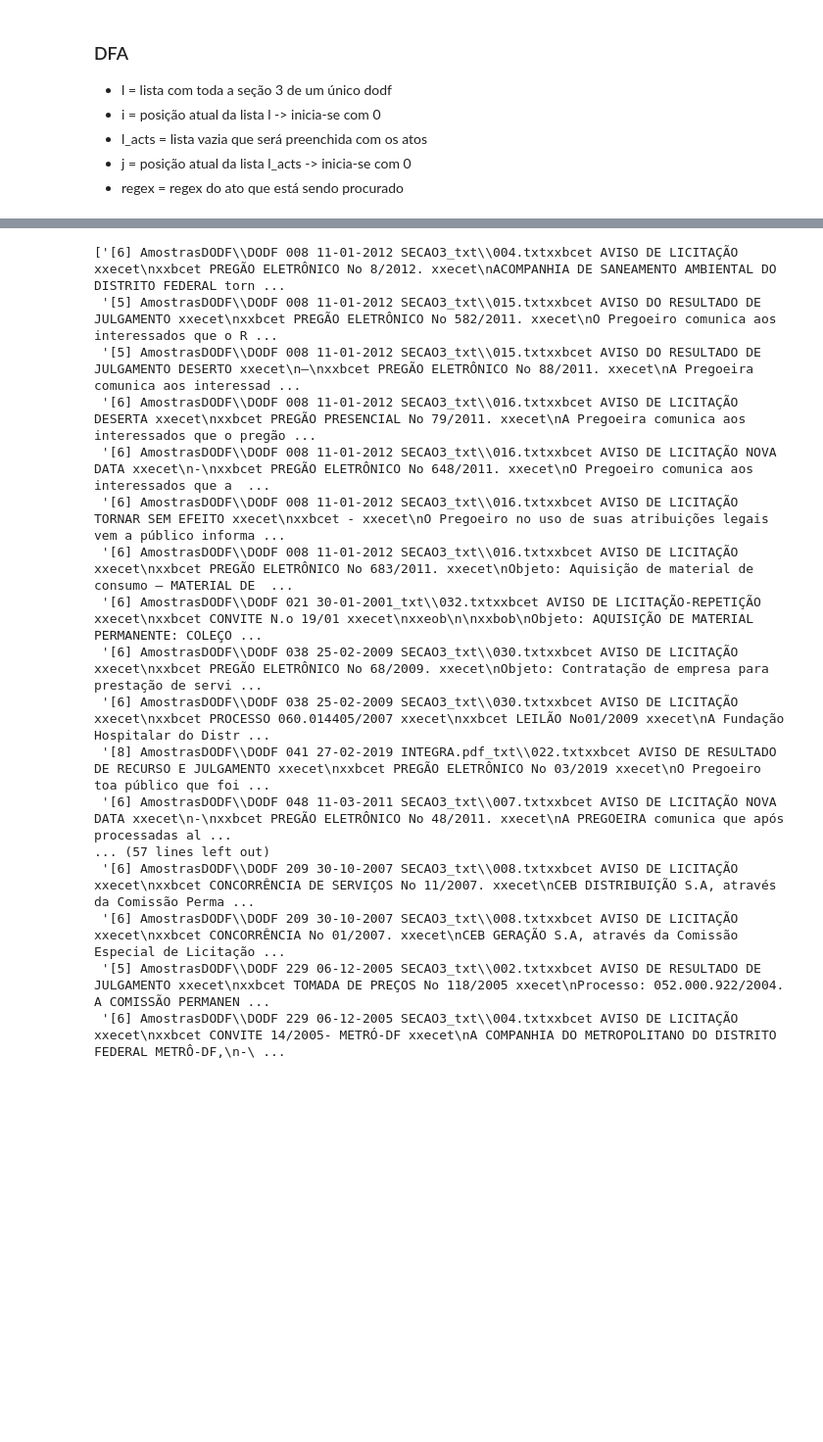
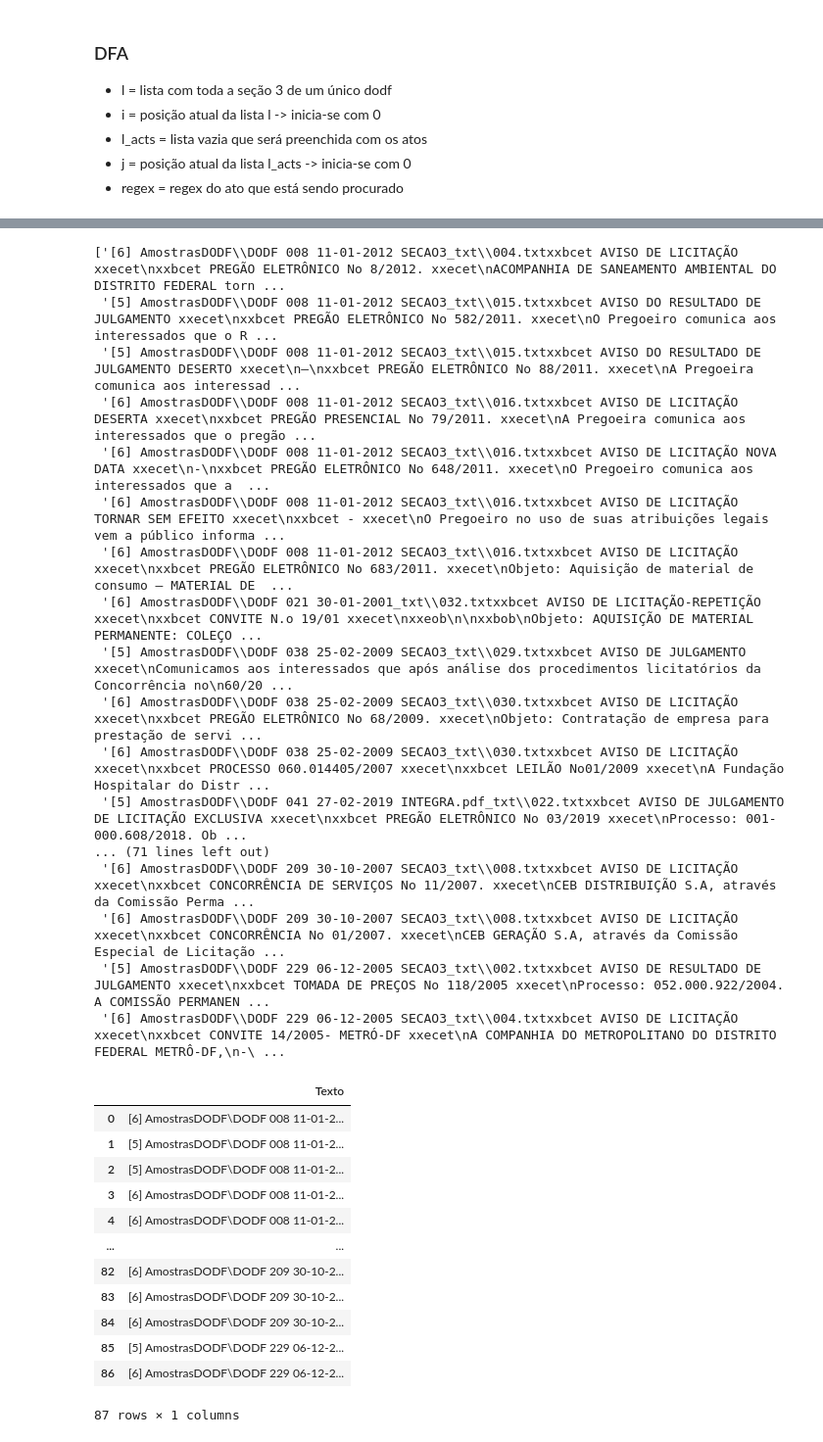
Before and after one commit to UnB-KnEDLe/experiments, a Jupyter notebook: members/ian/automata/dfa_acts.ipynb, the cells around one changed output, grey strips where cells are left out. Shown at 98% size. Cells and saved outputs as stored; diff of their text form; code cells hidden in the pictures; blank space fills up the shorter version.

```diff
--- a/members/ian/automata/dfa_acts.ipynb
+++ b/members/ian/automata/dfa_acts.ipynb
@@ -32,15 +37,22 @@ for contract in all_contracts:
 - regex = regex do ato que está sendo procurado
 # %%
 def q0(l, i, l_acts, j):
-    """Estado que procura por um aviso de abertura"""
+    """Estado que procura por um ato de licitação"""
 
-    regex5 = r'xxbcet AVISO\s+D[EO]\s+RESULTADO\s+D[EO]\s+JULGAMENTO|AVISO\s+D[EO]\s+JULGAMENTO'
-    regex6 = r'xxbcet AVISO\s+D[EO]\s+LICITAÇÃO'
-    regex7 = r'xxbcet AVISO\s+D[EO]\s+JULGAMENTO\s+D[EO]\s+HABILITAÇÃO'
-    regex8 = r'xxbcet AVISO\s+D[EO]\s+RESULTADO\s+D[EO]\s+RECURSO\s+E\s+JULGAMENTO'
+    regex5 = r'(?:xxbcet\s+)?(?:AVISO\s+D[EO]\s+RESULTADO\s+D[EO]\s+JULGAMENTO|AVISO\s+D[EO]\s+JULGAMENTO)'
+    regex6 = r'(?:xxbcet\s+)?(?:AVISO\s+D[EO]\s+LICITAÇÃO)'
+    regex7 = r'(?:xxbcet\s+)?(?:AVISO\s+D[EO]\s+JULGAMENTO\s+D[EO]\s+HABILITAÇÃO)'
+    regex8 = r'(?:xxbcet\s+)?(?:AVISO\s+D[EO]\s+RESULTADO\s+D[EO]\s+RECURSO\s+E\s+JULGAMENTO)'
+
+    # regex5 = r'(?:xxbcet\s+)?(?:AVISO\s+DE\s+ADJUDICAC[CÇ][AÃ]O\s+E\s+HOMOLOGA[CÇ][AÃ]O|AVISO\s+DE\s+HOMOLOGA[CÇ][AÃ]O\s+E\s+ADJUDICA[CÇ][AÃ]O)'# check
+    # regex6 = r'(?:xxbcet\s+)?(?:AVISO\s+DE\s+HOMOLOGA[CÇ][AÃ]O\s+E\s+CONVOCA[CÇ][AÃ]O|AVISO\s+DE\s+CONVOCA[CÇ][AÃ]O)'# check
+    # regex7 = r'(?:xxbcet\s+)?(?:AVISO\s+DE\s+HOMOLOGA[CÇ][AÃ]O)'# check
+    # regex8 = r'(?:xxbcet\s+)?(?:AVISO\s+D[EO]\s+DECLARACAO\s+D[EO]\s+VENCEDOR|AVISO\s+D[EO]\s+RESULTADO)'# check
+    # regex9 = r'(?:xxbcet\s+)?(?:AVISO\s+D[EO]\s+ABERTURA\s+D[EO]\s+LICITACAO|AVISO\s+D[EO]\s+ABERTURA)'# check
 
     if i == len(l):
         return
+
 
     elif re.match(regex5, l[i]):
         l_acts.append('[5] ' + l[0] + l[i])
@@ -58,19 +70,23 @@ def q0(l, i, l_acts, j):
         l_acts.append('[8] ' + l[0] + l[i])
         q1(l, i + 1, l_acts, j, regex8)
 
+    # elif re.match(regex9, l[i]):
+    #     l_acts.append('[9] ' + l[0] + l[i])
+    #     q1(l, i + 1, l_acts, j, regex9)
+
     else:
         q0(l, i + 1, l_acts, j)
 
 
 def q1(l, i, l_acts, j, regex):
-    """Estado que procura a continuação do aviso de abertura"""
+    """Estado que procura a continuação do ato de licitação"""
 
     if i == len(l)-1:
         return
 
-    regex_s = r'xxbcet [AVISOS?|EXTRATOS?|RESULTADOS?|SECRETARIA|PREGÃO]'
+    regex_s = r'xxbcet (?:AVISOS?|EXTRATOS?|RESULTADOS?|SECRETARIA|PREGÃO|TOMADA|COMISSÃO)'
 
-    if not re.match(regex, l[i]) and re.match(regex_s, l[i]) and ('xxbob' in l[i-1] or('—' in l[i-1] and 'xxbob' in l[i-1])):
+    if not re.match(regex, l[i]) and re.match(regex_s, l[i]) and ('xxbob' in l[i-1] or('—' in l[i-1] and 'xxbob' in l[i-2])):
         q0(l, i, l_acts, j + 1)
 
     elif re.match(regex, l[i]):
@@ -101,12 +121,30 @@ acts
  '[6] AmostrasDODF\\DODF 008 11-01-2012 SECAO3_txt\\016.txtxxbcet AVISO DE LICITAÇÃO TORNAR SEM EFEITO xxecet\nxxbcet - xxecet\nO Pregoeiro no uso de suas atribuições legais vem a público informa ...
  '[6] AmostrasDODF\\DODF 008 11-01-2012 SECAO3_txt\\016.txtxxbcet AVISO DE LICITAÇÃO xxecet\nxxbcet PREGÃO ELETRÔNICO No 683/2011. xxecet\nObjeto: Aquisição de material de consumo — MATERIAL DE  ...
  '[6] AmostrasDODF\\DODF 021 30-01-2001_txt\\032.txtxxbcet AVISO DE LICITAÇÃO-REPETIÇÃO xxecet\nxxbcet CONVITE N.o 19/01 xxecet\nxxeob\n\nxxbob\nObjeto: AQUISIÇÃO DE MATERIAL PERMANENTE: COLEÇO ...
+ '[5] AmostrasDODF\\DODF 038 25-02-2009 SECAO3_txt\\029.txtxxbcet AVISO DE JULGAMENTO xxecet\nComunicamos aos interessados que após análise dos procedimentos licitatórios da Concorrência no\n60/20 ...
  '[6] AmostrasDODF\\DODF 038 25-02-2009 SECAO3_txt\\030.txtxxbcet AVISO DE LICITAÇÃO xxecet\nxxbcet PREGÃO ELETRÔNICO No 68/2009. xxecet\nObjeto: Contratação de empresa para prestação de servi ...
  '[6] AmostrasDODF\\DODF 038 25-02-2009 SECAO3_txt\\030.txtxxbcet AVISO DE LICITAÇÃO xxecet\nxxbcet PROCESSO 060.014405/2007 xxecet\nxxbcet LEILÃO No01/2009 xxecet\nA Fundação Hospitalar do Distr ...
- '[8] AmostrasDODF\\DODF 041 27-02-2019 INTEGRA.pdf_txt\\022.txtxxbcet AVISO DE RESULTADO DE RECURSO E JULGAMENTO xxecet\nxxbcet PREGÃO ELETRÔNICO No 03/2019 xxecet\nO Pregoeiro toa público que foi ...
- '[6] AmostrasDODF\\DODF 048 11-03-2011 SECAO3_txt\\007.txtxxbcet AVISO DE LICITAÇÃO NOVA DATA xxecet\n-\nxxbcet PREGÃO ELETRÔNICO No 48/2011. xxecet\nA PREGOEIRA comunica que após processadas al ...
-... (57 lines left out)
+ '[5] AmostrasDODF\\DODF 041 27-02-2019 INTEGRA.pdf_txt\\022.txtxxbcet AVISO DE JULGAMENTO DE LICITAÇÃO EXCLUSIVA xxecet\nxxbcet PREGÃO ELETRÔNICO No 03/2019 xxecet\nProcesso: 001-000.608/2018. Ob ...
+... (71 lines left out)
  '[6] AmostrasDODF\\DODF 209 30-10-2007 SECAO3_txt\\008.txtxxbcet AVISO DE LICITAÇÃO xxecet\nxxbcet CONCORRÊNCIA DE SERVIÇOS No 11/2007. xxecet\nCEB DISTRIBUIÇÃO S.A, através da Comissão Perma ...
  '[6] AmostrasDODF\\DODF 209 30-10-2007 SECAO3_txt\\008.txtxxbcet AVISO DE LICITAÇÃO xxecet\nxxbcet CONCORRÊNCIA No 01/2007. xxecet\nCEB GERAÇÃO S.A, através da Comissão Especial de Licitação ...
  '[5] AmostrasDODF\\DODF 229 06-12-2005 SECAO3_txt\\002.txtxxbcet AVISO DE RESULTADO DE JULGAMENTO xxecet\nxxbcet TOMADA DE PREÇOS No 118/2005 xxecet\nProcesso: 052.000.922/2004. A COMISSÃO PERMANEN ...
  '[6] AmostrasDODF\\DODF 229 06-12-2005 SECAO3_txt\\004.txtxxbcet AVISO DE LICITAÇÃO xxecet\nxxbcet CONVITE 14/2005- METRÓ-DF xxecet\nA COMPANHIA DO METROPOLITANO DO DISTRITO FEDERAL METRÔ-DF,\n-\ ...
+# %%
+df = DataFrame(acts,columns=['Texto'])
+# %%
+df
+# %% [output]
+|  | Texto |
+| 0 | [6] AmostrasDODF\DODF 008 11-01-2... |
+| 1 | [5] AmostrasDODF\DODF 008 11-01-2... |
+| 2 | [5] AmostrasDODF\DODF 008 11-01-2... |
+| 3 | [6] AmostrasDODF\DODF 008 11-01-2... |
+| 4 | [6] AmostrasDODF\DODF 008 11-01-2... |
+| ... | ... |
+| 82 | [6] AmostrasDODF\DODF 209 30-10-2... |
+| 83 | [6] AmostrasDODF\DODF 209 30-10-2... |
+| 84 | [6] AmostrasDODF\DODF 209 30-10-2... |
+| 85 | [5] AmostrasDODF\DODF 229 06-12-2... |
+| 86 | [6] AmostrasDODF\DODF 229 06-12-2... |
+87 rows × 1 columns
```
Also changed, not shown: parts of 14 cells of this notebook, 3 other files.
